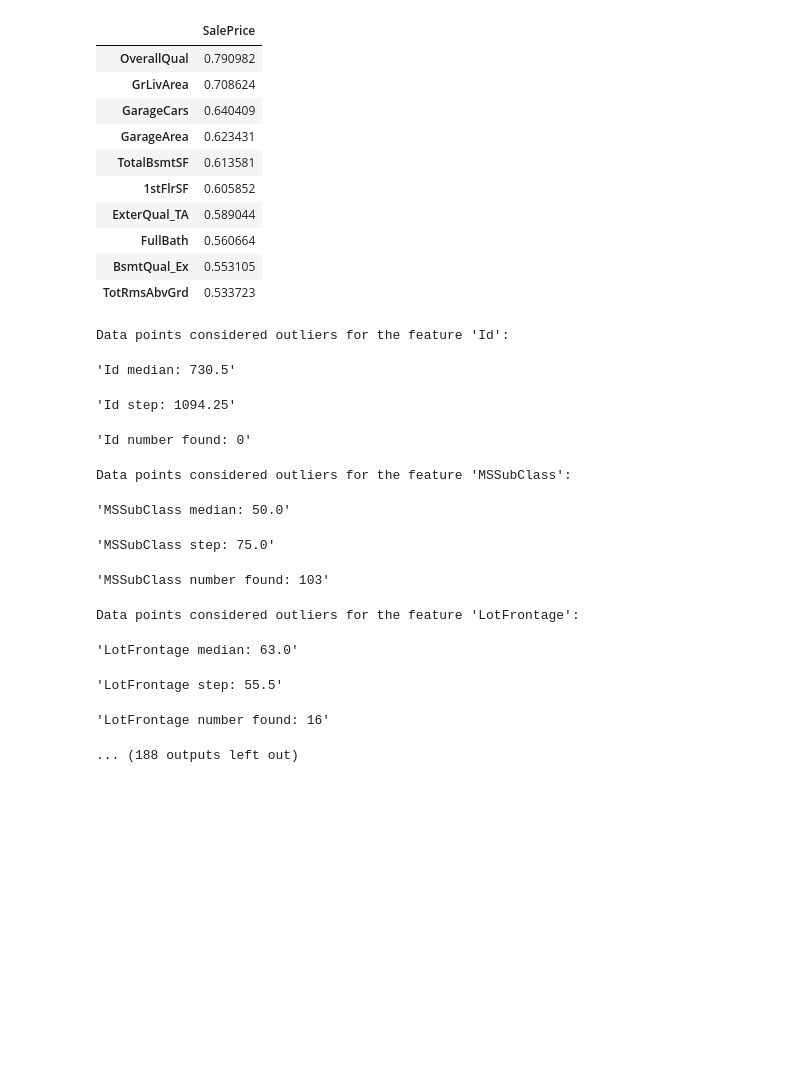
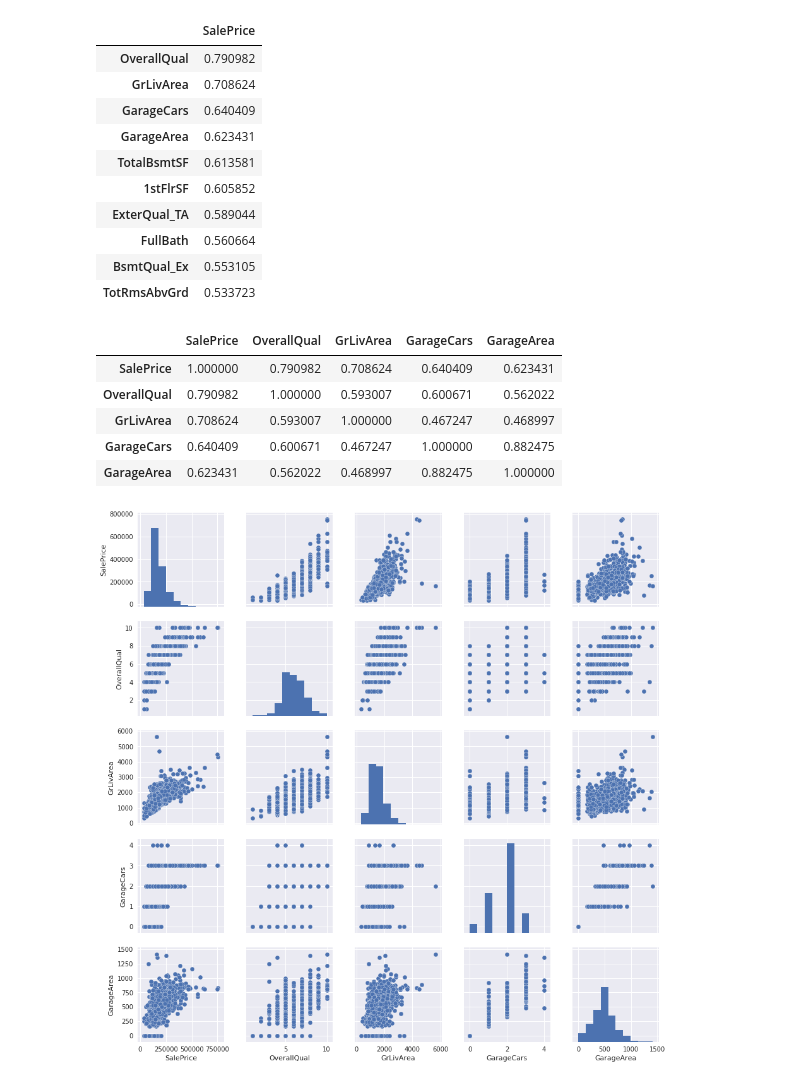
Before and after one commit to dirkhonda/udacity, a Jupyter notebook: capstone/capstone.ipynb, the cells around one changed output. Cells and saved outputs as stored; diff of their text form; code cells hidden in the pictures; blank space fills up the shorter version.

```diff
--- a/capstone/capstone.ipynb
+++ b/capstone/capstone.ipynb
@@ -84,19 +84,18 @@ def detect_outliers(columns, data):
         items = df.Id.tolist()
         outliers.append((feature, items))
     return outliers
-# %%
-ids = detect_outliers([x for x in encoded_data], encoded_data)
-# %% [output]
-Data points considered outliers for the feature 'Id':
-'Id median: 730.5'
-'Id step: 1094.25'
-'Id number found: 0'
-Data points considered outliers for the feature 'MSSubClass':
-'MSSubClass median: 50.0'
-'MSSubClass step: 75.0'
-'MSSubClass number found: 103'
-Data points considered outliers for the feature 'LotFrontage':
-'LotFrontage median: 63.0'
-'LotFrontage step: 55.5'
-'LotFrontage number found: 16'
-... (188 outputs left out)
+# %%
+# Let's explore the relationship of these features in relation to our target, SalePrice
+# , TotalBsmtSF, 1stFlrSF, ExterQual_TA, FullBath, TotRmsAbvGrd
+sns.set()
+cols = ['SalePrice', 'OverallQual', 'GrLivArea', 'GarageCars', 'GarageArea' ]
+sns.pairplot(encoded_train[cols], size = 2.5)
+display(encoded_train[cols].corr())
+# %% [output]
+|  | SalePrice | OverallQual | GrLivArea | GarageCars | GarageArea |
+| SalePrice | 1.000000 | 0.790982 | 0.708624 | 0.640409 | 0.623431 |
+| OverallQual | 0.790982 | 1.000000 | 0.593007 | 0.600671 | 0.562022 |
+| GrLivArea | 0.708624 | 0.593007 | 1.000000 | 0.467247 | 0.468997 |
+| GarageCars | 0.640409 | 0.600671 | 0.467247 | 1.000000 | 0.882475 |
+| GarageArea | 0.623431 | 0.562022 | 0.468997 | 0.882475 | 1.000000 |
+[figure, added]
```
Also changed, not shown: parts of 17 cells of this notebook.
